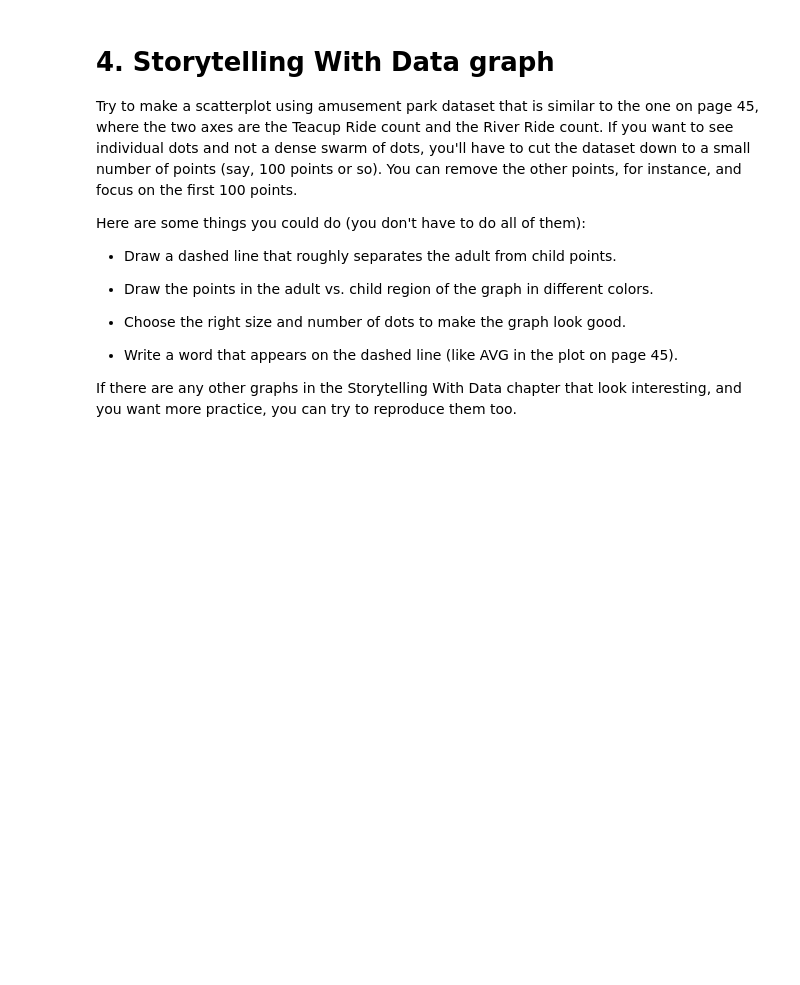
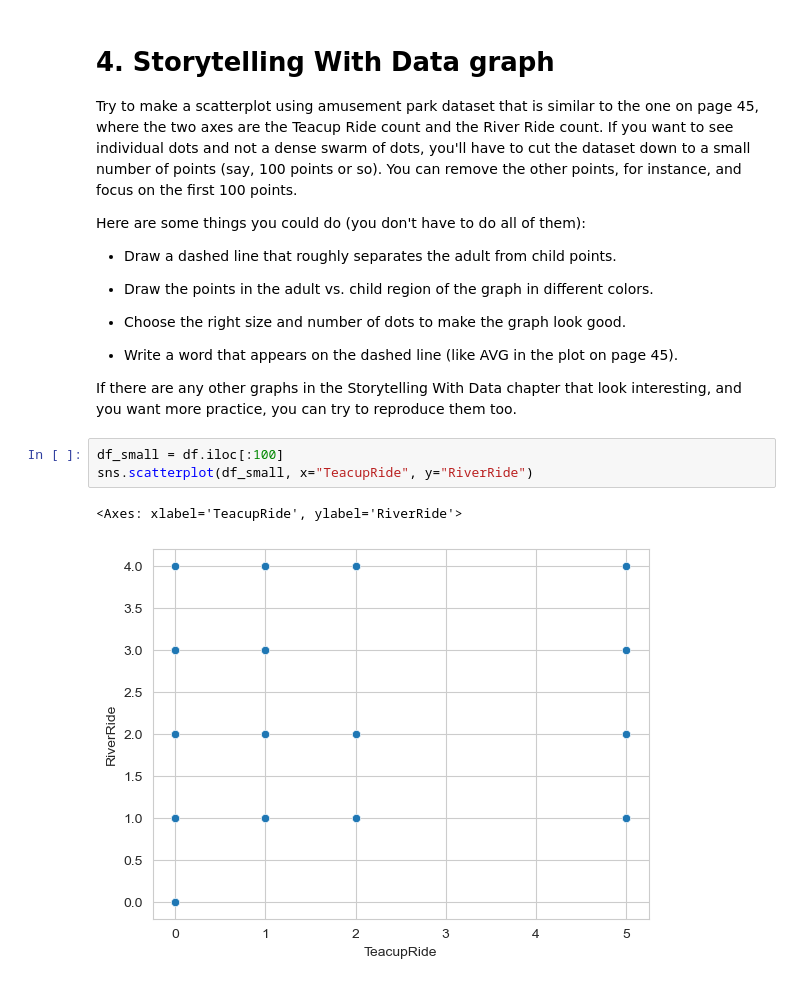
Before and after one commit to chenmichael2/Module-B-semester-2, a Jupyter notebook: OMDS-ModB2-Week3-Chen-Michael.ipynb, the cells around one changed output. Saved outputs shown, nothing was run; the diff lists cells and outputs as text; blank space fills up the shorter version.

```diff
--- a/OMDS-ModB2-Week3-Chen-Michael.ipynb
+++ b/OMDS-ModB2-Week3-Chen-Michael.ipynb
@@ -372,3 +405,9 @@ Here are some things you could do (you don't have to do all of them):
 * Write a word that appears on the dashed line (like AVG in the plot on page 45).
 
 If there are any other graphs in the Storytelling With Data chapter that look interesting, and you want more practice, you can try to reproduce them too.
+# %%
+df_small = df.iloc[:100]
+sns.scatterplot(df_small, x="TeacupRide", y="RiverRide")
+# %% [output]
+<Axes: xlabel='TeacupRide', ylabel='RiverRide'>
+[figure, added]
```
Also changed, not shown: parts of 2 cells of this notebook.
